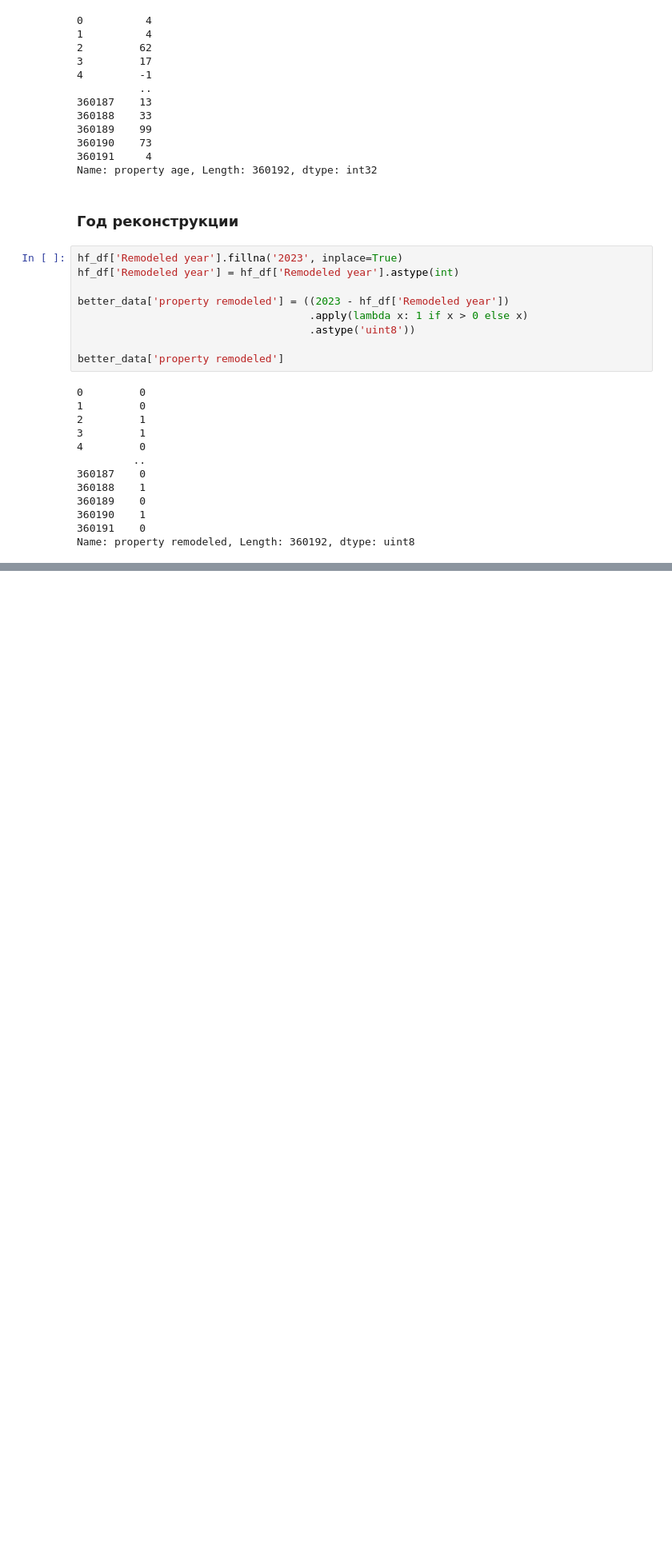
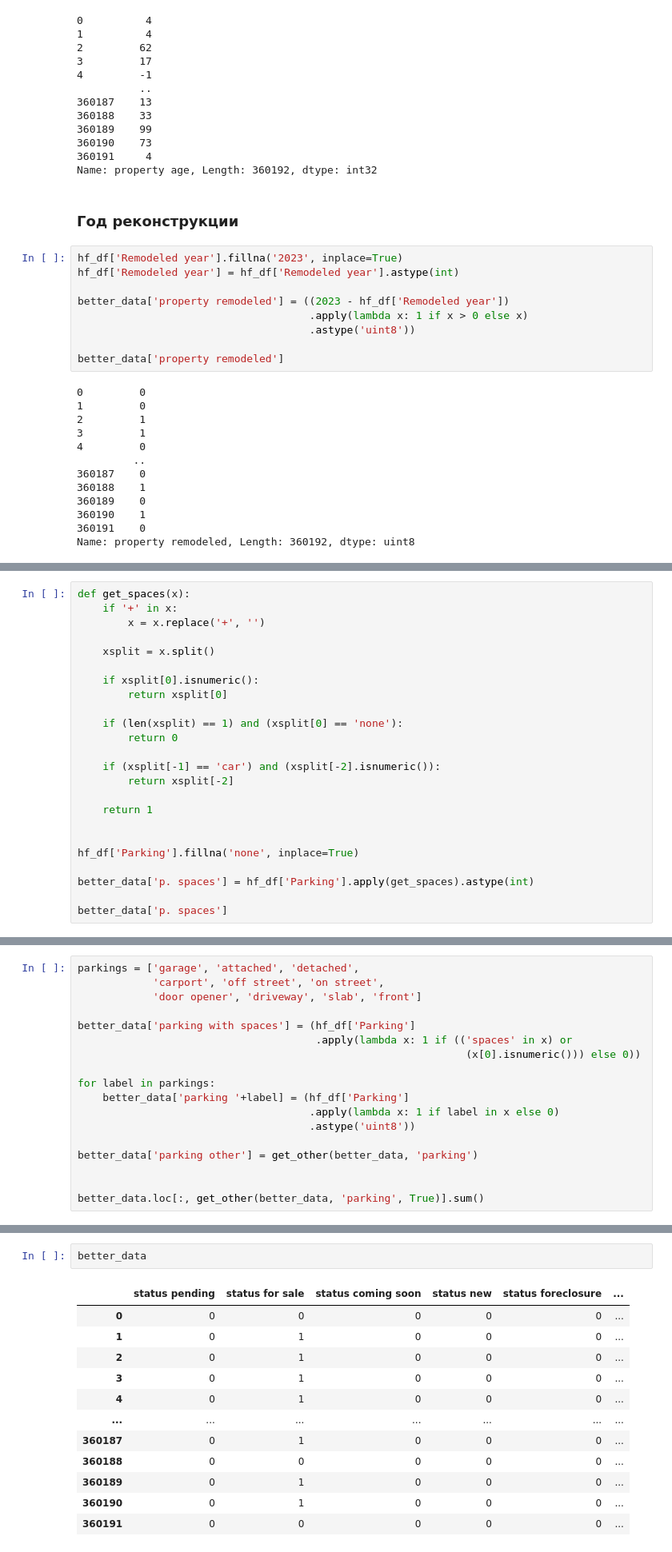
Before and after one commit to georgekovin/Housing-Regression-Project, a Jupyter notebook: notebook.ipynb, the cells around one changed output, grey strips where cells are left out. Shown at 80% size. Cells and saved outputs as stored; diff of their text form; blank space fills up the shorter version.

```diff
--- a/notebook.ipynb
+++ b/notebook.ipynb
@@ -644,0 +734,24 @@ dtype: int64
+# %%
+def get_spaces(x):
+    if '+' in x:
+        x = x.replace('+', '')
+
+    xsplit = x.split()
+
+    if xsplit[0].isnumeric():
+        return xsplit[0]
+
+    if (len(xsplit) == 1) and (xsplit[0] == 'none'):
+        return 0
+
+    if (xsplit[-1] == 'car') and (xsplit[-2].isnumeric()):
+        return xsplit[-2]
+
+    return 1
+
+
+hf_df['Parking'].fillna('none', inplace=True)
+
+better_data['p. spaces'] = hf_df['Parking'].apply(get_spaces).astype(int)
+
+better_data['p. spaces']
@@ -644,0 +771,18 @@ dtype: int64
+# %%
+parkings = ['garage', 'attached', 'detached',
+            'carport', 'off street', 'on street',
+            'door opener', 'driveway', 'slab', 'front']
+
+better_data['parking with spaces'] = (hf_df['Parking']
+                                      .apply(lambda x: 1 if (('spaces' in x) or
+                                                              (x[0].isnumeric())) else 0))
+
+for label in parkings:
+    better_data['parking '+label] = (hf_df['Parking']
+                                     .apply(lambda x: 1 if label in x else 0)
+                                     .astype('uint8'))
+
+better_data['parking other'] = get_other(better_data, 'parking')
+
+
+better_data.loc[:, get_other(better_data, 'parking', True)].sum()
@@ -644,0 +803,15 @@ dtype: int64
+# %%
+better_data
+# %% [output]
+|  | status pending | status for sale | status coming soon | status new | status foreclosure | ... |
+| 0 | 0 | 0 | 0 | 0 | 0 | ... |
+| 1 | 0 | 1 | 0 | 0 | 0 | ... |
+| 2 | 0 | 1 | 0 | 0 | 0 | ... |
+| 3 | 0 | 1 | 0 | 0 | 0 | ... |
+| 4 | 0 | 1 | 0 | 0 | 0 | ... |
+| ... | ... | ... | ... | ... | ... | ... |
+| 360187 | 0 | 1 | 0 | 0 | 0 | ... |
+| 360188 | 0 | 0 | 0 | 0 | 0 | ... |
+| 360189 | 0 | 1 | 0 | 0 | 0 | ... |
+| 360190 | 0 | 1 | 0 | 0 | 0 | ... |
+| 360191 | 0 | 0 | 0 | 0 | 0 | ... |
```
Also changed, not shown: parts of 27 cells of this notebook.
